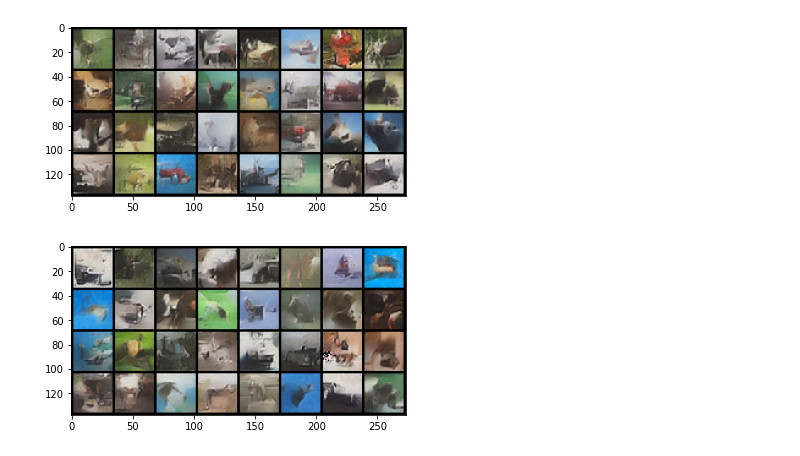
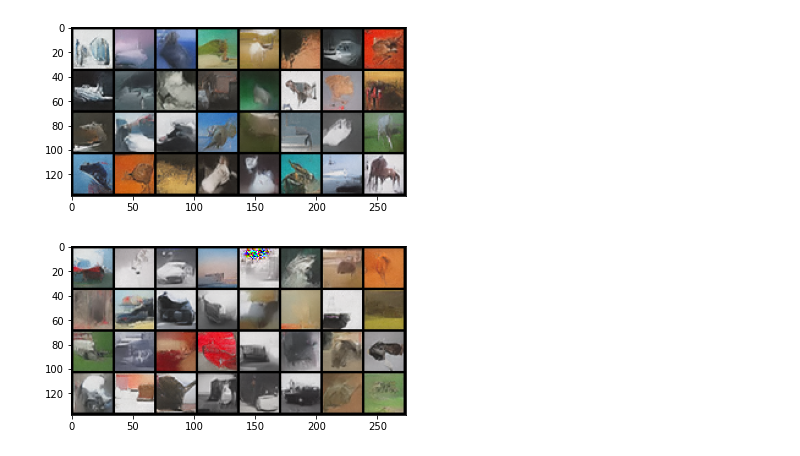
Before and after one commit to fz920/NVAE, a Jupyter notebook: visualize_data.ipynb, the cells around one changed output. Drawn from its saved outputs; the diff is of its cells as text; code cells hidden in the pictures.

```diff
--- a/visualize_data.ipynb
+++ b/visualize_data.ipynb
@@ -23,18 +23,18 @@ imshow(torchvision.utils.make_grid(torch.tensor(images)))
 # %%
-data = np.load('/Users/zhangfengzhe/Desktop/urop_generative_model/NVAE/expr/gpu_0_samples_10.npz')
+data = np.load('/Users/zhangfengzhe/Desktop/urop_generative_model/NVAE/expr/gpu_0_samples_0.npz')
 for key in data.keys():
     data_point = data[key]
 images = data_point[0:32, :, :, :]
 
 def imshow(img):
     npimg = img.numpy()
     plt.imshow(np.transpose(npimg, (1, 2, 0)))
     plt.show()
 
 # show images
 imshow(torchvision.utils.make_grid(torch.tensor(images)))
 # %% [output]
-[figure, old version]
+[figure, new version]
 # %%
 data = np.load('/Users/zhangfengzhe/Desktop/urop_generative_model/NVAE/expr/gpu_0_samples_100.npz')
 for key in data.keys():
@@ -49,4 +49,4 @@ def imshow(img):
 # show images
 imshow(torchvision.utils.make_grid(torch.tensor(images)))
 # %% [output]
-[figure, old version]
+[figure, new version]
```
Also changed, not shown: parts of 1 cell of this notebook.
